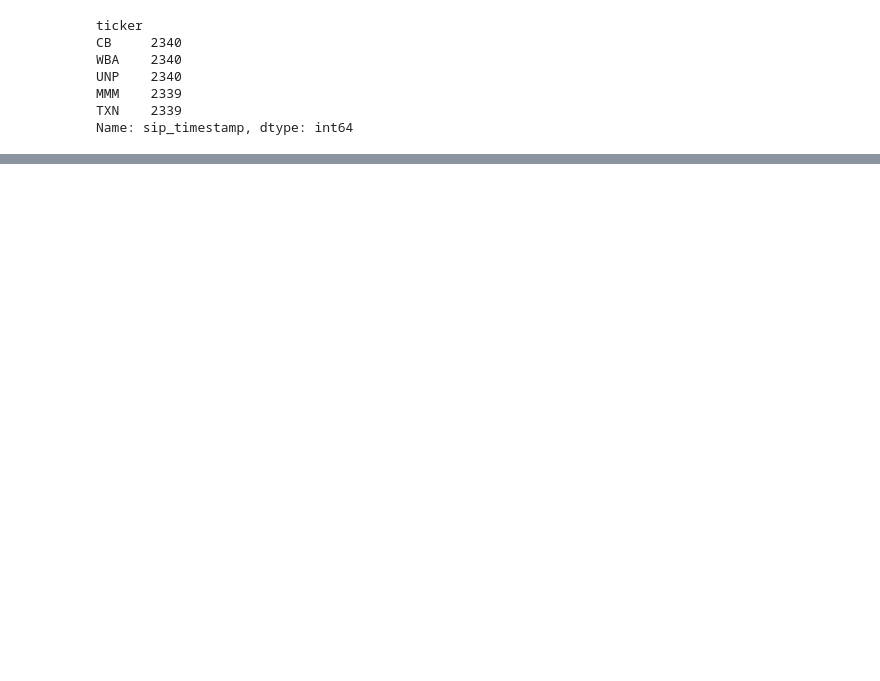
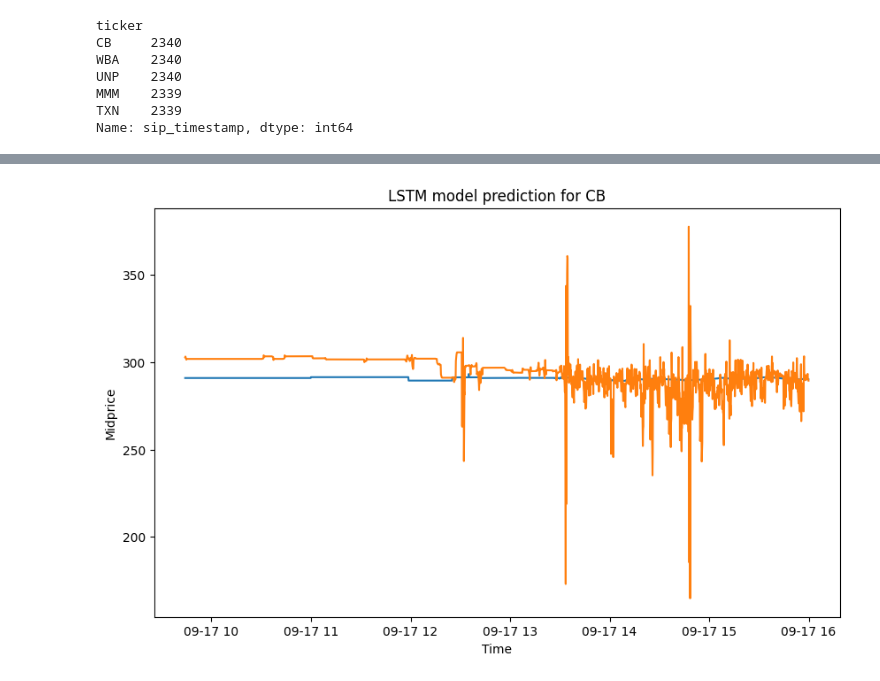
Before and after one commit to Sondringsen/ProjectThesis, a Jupyter notebook: notebooks/models/lstm.ipynb, the cells around one changed output, grey strips where cells are left out. Drawn from its saved outputs; the diff is of its cells as text; code cells hidden in the pictures; blank space fills up the shorter version.

Commit message:
simple lstm implemented

```diff
--- a/notebooks/models/lstm.ipynb
+++ b/notebooks/models/lstm.ipynb
@@ -26,11 +37,6 @@ MMM    2339
 TXN    2339
 Name: sip_timestamp, dtype: int64
 # %%
-ticker = datapoints_per_ticker.index[0]
-
-
-ticker_data = df.loc[df["ticker"] == ticker, :]
-
 def create_sequences(data, seq_length=10):
     """
     Convert DataFrame into sequences of specified length for LSTM input.
@@ -42,25 +48,23 @@ def create_sequences(data, seq_length=10):
         y.append(data[i+seq_length, -1])     # last column as target
     return np.array(x), np.array(y)
 
-# Assuming `df` is your input DataFrame
-# Convert DataFrame to numpy array
-data = ticker_data.to_numpy()
+ticker = datapoints_per_ticker.index[0]
 
-# Create sequences
-seq_length = 10  # Define your sequence length
-X, y = create_sequences(data, seq_length)
+ticker_data_train = df_train[df_train["ticker"] == ticker]
+ticker_data_train = ticker_data_train.drop(columns=["ticker", "sip_timestamp"])
+data = ticker_data_train.to_numpy()
 
-# Model definition
+seq_length = 10
+X_train, y_train = create_sequences(data, seq_length)
+
 model = Sequential([
-    LSTM(50, activation='relu', input_shape=(seq_length, 9)),
+    LSTM(50, activation='relu', input_shape=(seq_length, 6)),
     Dense(1)
 ])
 
 model.compile(optimizer='adam', loss='mse')
 
-# Train the model
-model.fit(X, y, epochs=10, batch_size=32)
+model.fit(X_train, y_train, epochs=10, batch_size=32)
 
-# Print model summary
 model.summary()
 # %% [output]
@@ -67,0 +103,11 @@ ValueError: Failed to convert a NumPy array to a Tensor (Unsupported object type
+# %%
+ticker_data_test = df_test[df_test["ticker"] == ticker]
+ticker_data_test = ticker_data_test.drop(columns=["ticker", "sip_timestamp"])
+data = ticker_data_test.to_numpy()
+
+X_test, y_test = create_sequences(data, seq_length)
+y_pred = model.predict(X_test)
+
+mse = np.mean((y_test-y_pred)**2)
+
+print(f"Test MSE {mse}")
@@ -67,0 +117,10 @@ ValueError: Failed to convert a NumPy array to a Tensor (Unsupported object type
+# %%
+plt.figure(figsize=(10, 6))
+plt.plot(pd.to_datetime(df_test.loc[df_test["ticker"] == ticker, "sip_timestamp"].iloc[10:]), y_test, label="True")
+plt.plot(pd.to_datetime(df_test.loc[df_test["ticker"] == ticker, "sip_timestamp"].iloc[10:]), y_pred, label="Pred")
+plt.title(f"LSTM model prediction for {ticker}")
+plt.ylabel("Midprice")
+plt.xlabel("Time")
+plt.show()
+# %% [output]
+[figure, added]
```
Also changed, not shown: parts of 6 cells of this notebook.
